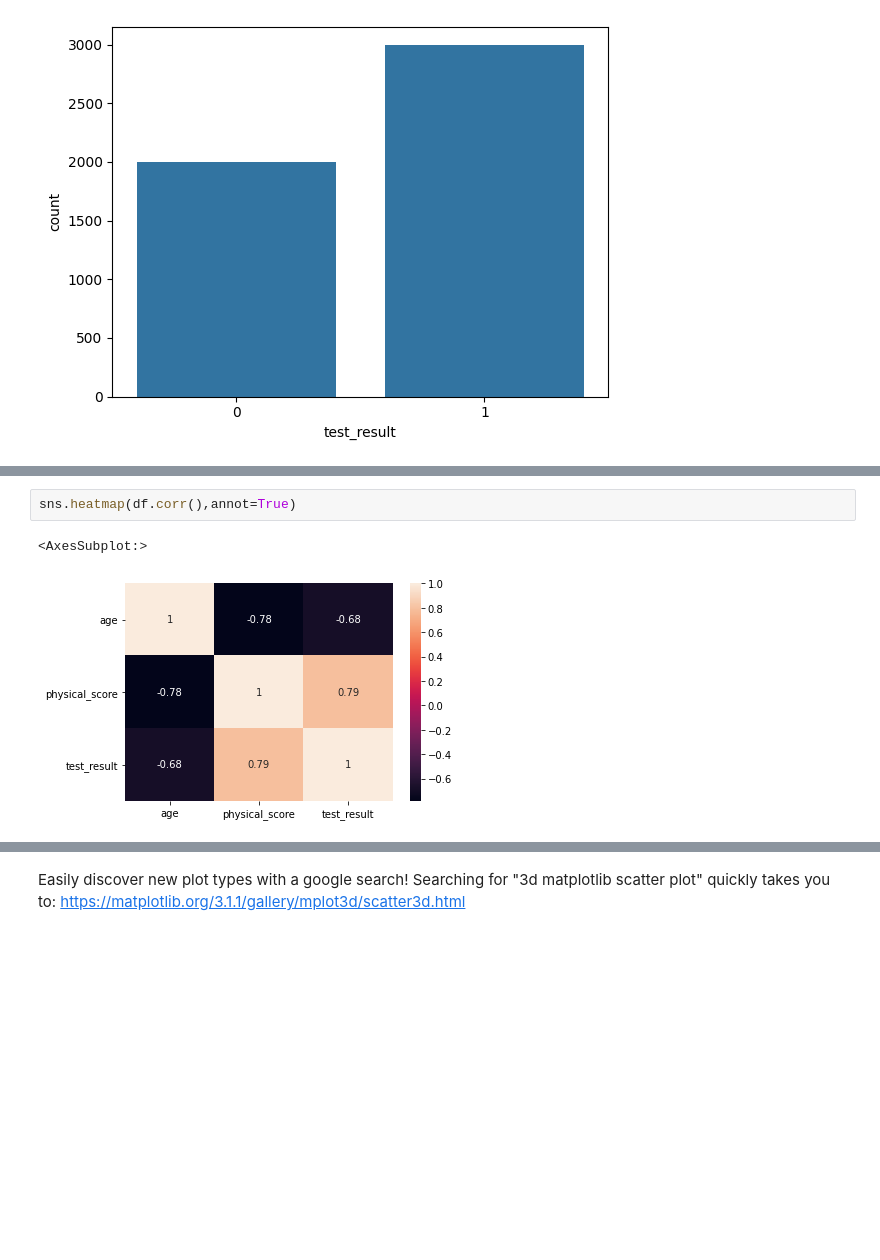
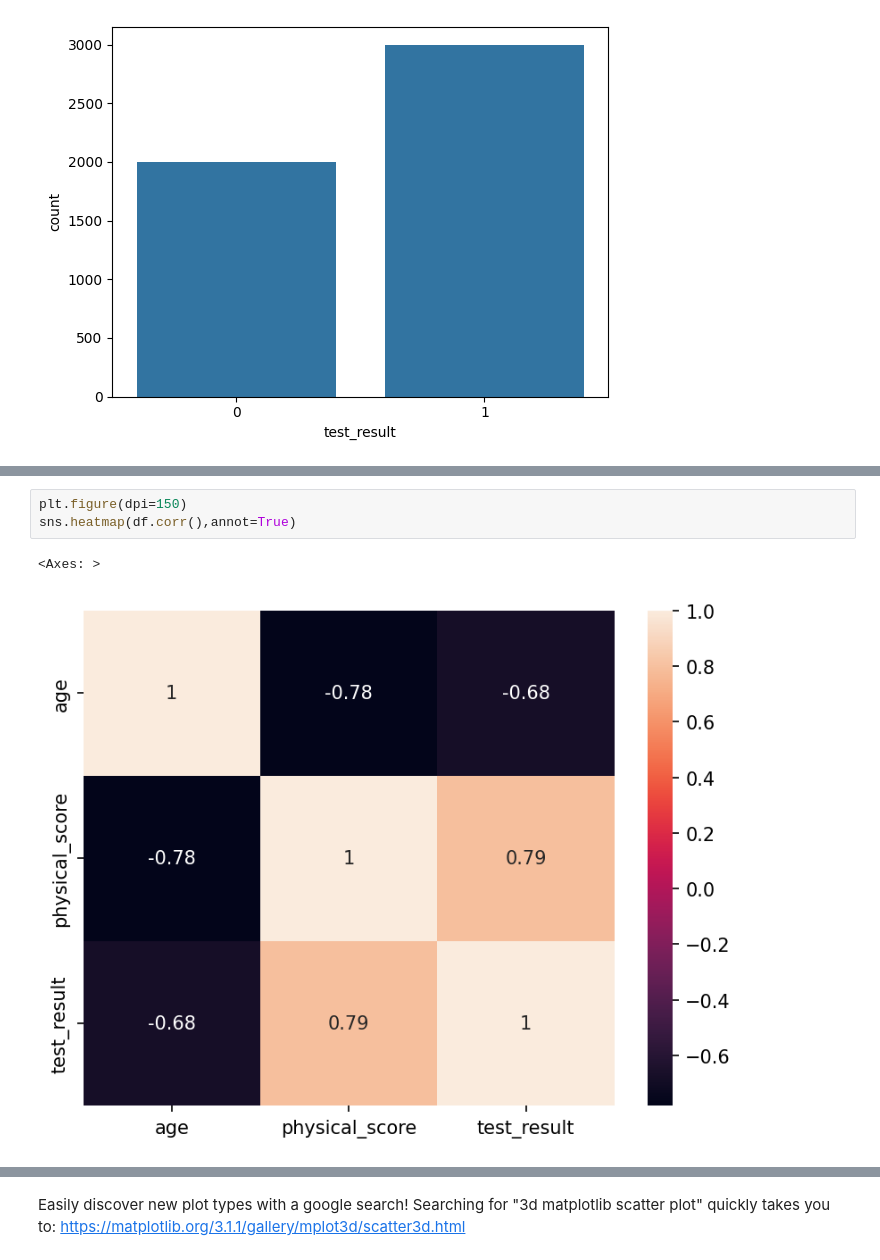
Before and after one commit to Briankipkemboi78/datascience, a Jupyter notebook: Reference/11-Logistic-Regression-Models/00-Logistic-Regression.ipynb, the cells around one changed output, grey strips where cells are left out. Saved outputs shown, nothing was run; the diff lists cells and outputs as text; blank space fills up the shorter version.

```diff
--- a/Reference/11-Logistic-Regression-Models/00-Logistic-Regression.ipynb
+++ b/Reference/11-Logistic-Regression-Models/00-Logistic-Regression.ipynb
@@ -102,7 +110,8 @@ sns.pairplot(df,hue='test_result')
 [figure]
 # %%
+plt.figure(dpi=150)
 sns.heatmap(df.corr(),annot=True)
 # %% [output]
-<AxesSubplot:>
+<Axes: >
-[figure, old version]
+[figure, new version]
 # %%
```
Also changed, not shown: parts of 7 cells of this notebook.
